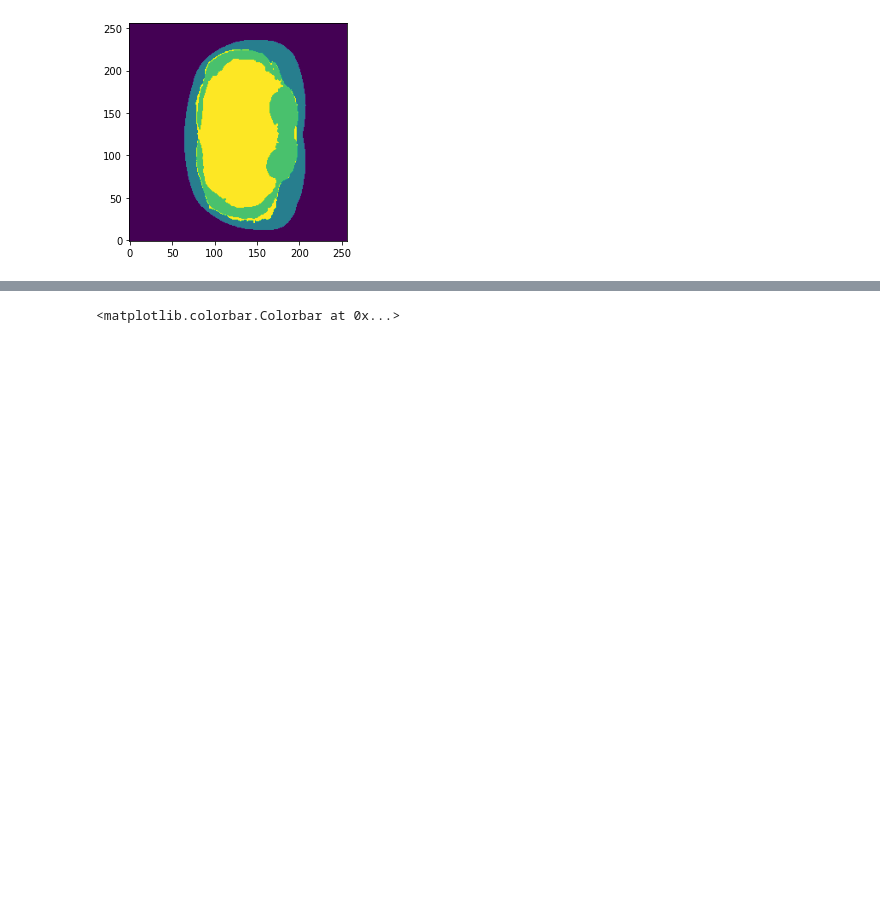
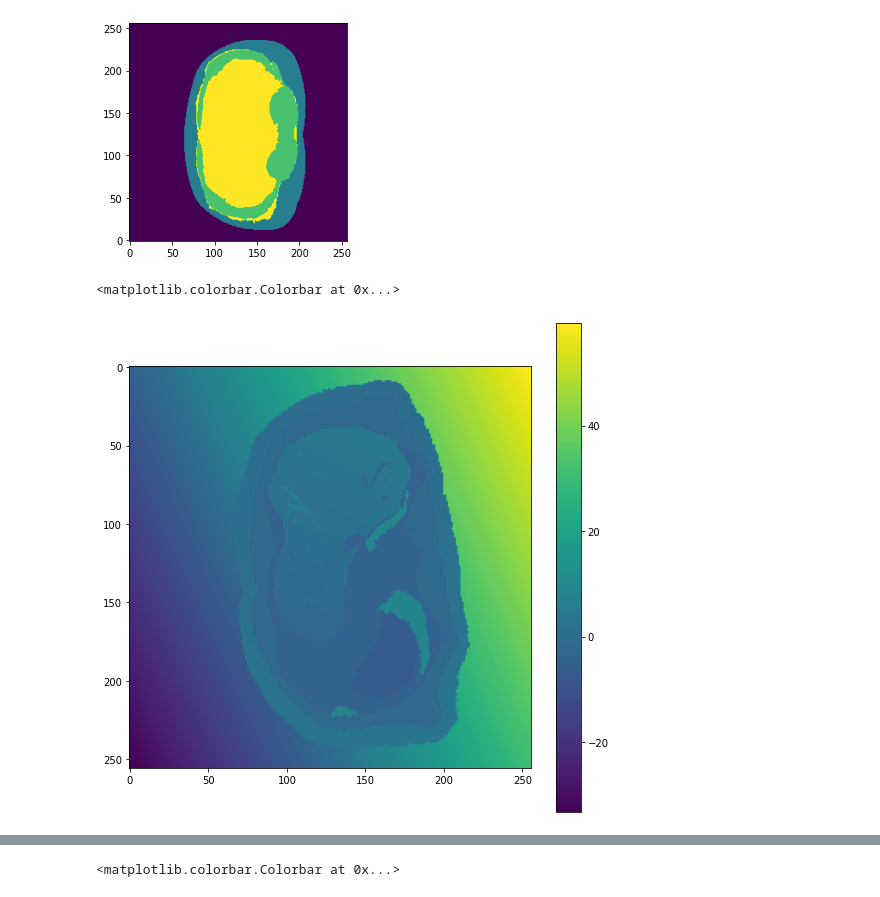
Before and after one commit to cjbueloMP/lab2im, a Jupyter notebook: generate_data.ipynb, the cells around one changed output, grey strips where cells are left out. Drawn from its saved outputs; the diff is of its cells as text; code cells hidden in the pictures; blank space fills up the shorter version.

```diff
--- a/generate_data.ipynb
+++ b/generate_data.ipynb
@@ -78,8 +79,9 @@ if not os.path.exists(train_dir):
 for n in range(n_examples):
 
     # generate new image and corresponding labels
-    im, lab = liver_generator.generate_image()
+    im1, lab = liver_generator.generate_image()
     # save output image and label map
+    im = shade_susceptibility(im1,lab,generation_labels)
     save_volume(im, liver_generator.aff, liver_generator.header, os.path.join(train_dir, 'chi_%s.nii.gz' % n))
     save_volume(lab, liver_generator.aff, liver_generator.header, os.path.join(train_dir, 'chi_labels_%s.nii.gz' % n))
 
@@ -90,7 +92,15 @@ if not os.path.exists(eval_dir):
 for n in range(n_eval):
 
     # generate new image and corresponding labels
-    im, lab = liver_generator.generate_image()
+    im1, lab = liver_generator.generate_image()
     # save output image and label map
+    im = shade_susceptibility(im1,lab,generation_labels)
     save_volume(im, liver_generator.aff, liver_generator.header, os.path.join(eval_dir, 'chi_%s.nii.gz' % n))
     save_volume(lab, liver_generator.aff, liver_generator.header, os.path.join(eval_dir, 'chi_labels_%s.nii.gz' % n))
+# %%
+plt.figure(figsize=[9,9])
+plt.imshow(im[:,:,160])
+plt.colorbar()
+# %% [output]
+<matplotlib.colorbar.Colorbar at 0x...>
+[figure, added]
```
Also changed, not shown: parts of 2 cells of this notebook, 2 other files.
